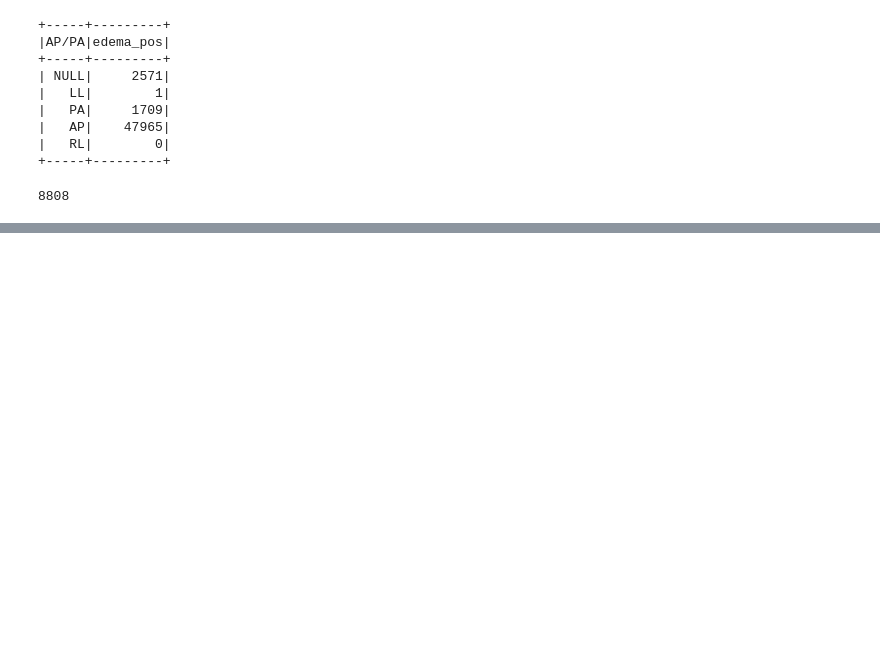
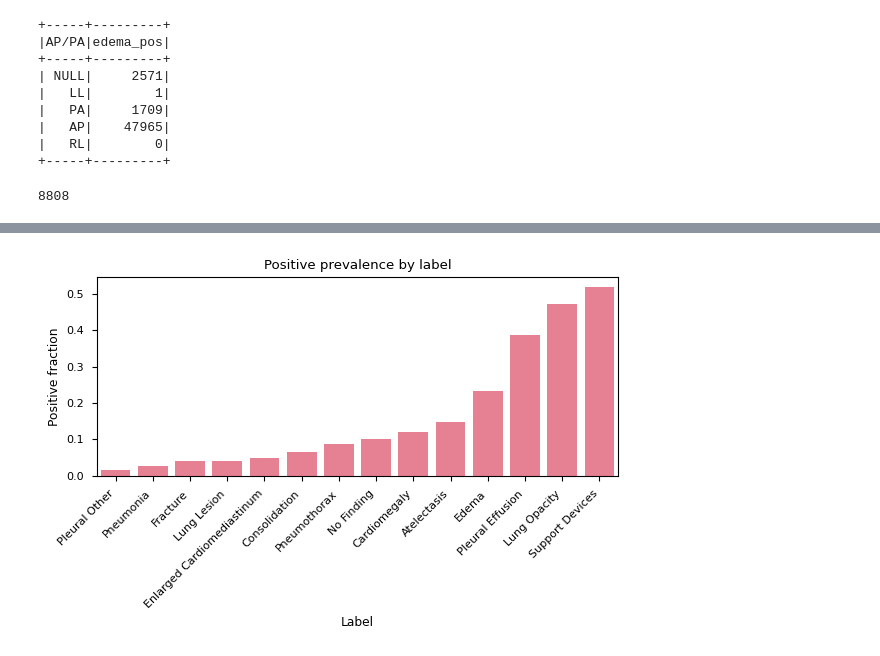
Before and after one commit to MafasaBytes/Project-Hippocrates-X, a Jupyter notebook: notebooks/_00_EDA_CheXpert.ipynb, the cells around one changed output, grey strips where cells are left out. Cells and saved outputs as stored; diff of their text form; code cells hidden in the pictures; blank space fills up the shorter version.

```diff
--- a/notebooks/_00_EDA_CheXpert.ipynb
+++ b/notebooks/_00_EDA_CheXpert.ipynb
@@ -390,0 +700,12 @@ df_train.groupBy("patient_id").count().orderBy("count", ascending=False).show()
+# %%
+# Positive prevalence
+plt.figure(figsize=(6, 4))
+sns.barplot(data=state_df, x="label", y="pos_rate", color=sns.color_palette()[0])
+plt.title("Positive prevalence by label")
+plt.xlabel("Label")
+plt.ylabel("Positive fraction")
+plt.xticks(rotation=45, ha="right")
+plt.tight_layout()
+plt.show()
+# %% [output]
+[figure, added]
```
Also changed, not shown: parts of 26 cells of this notebook, 1 other file.
